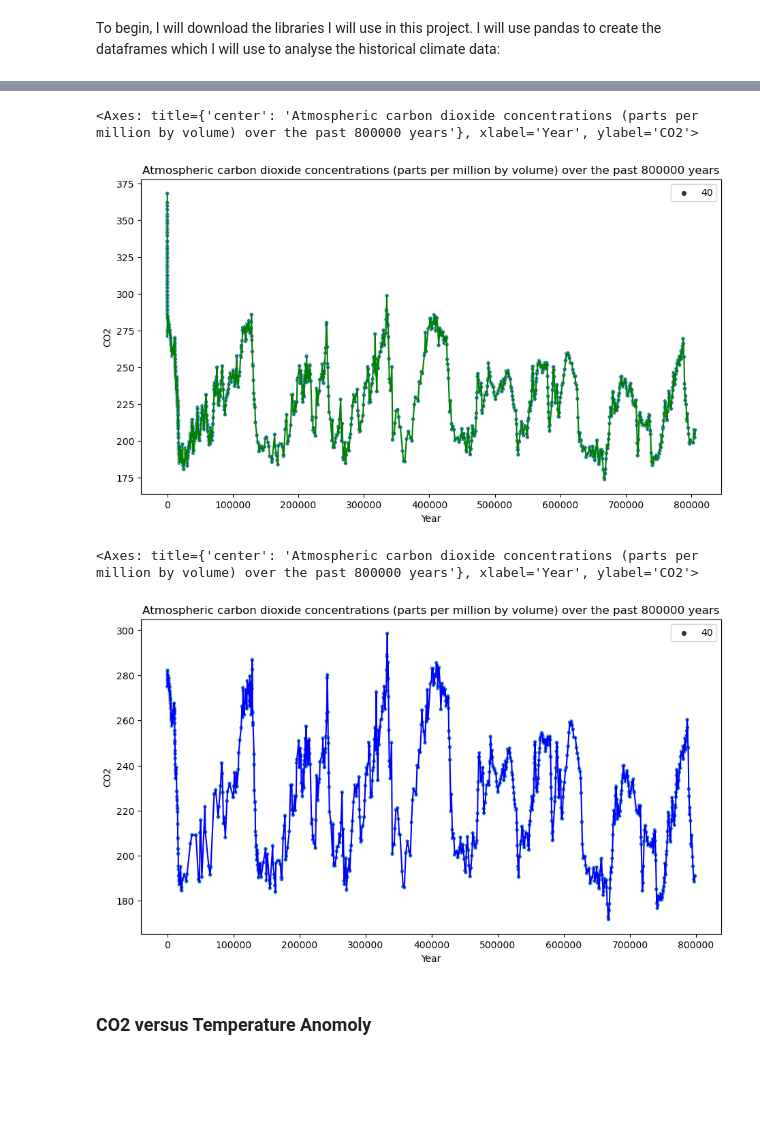
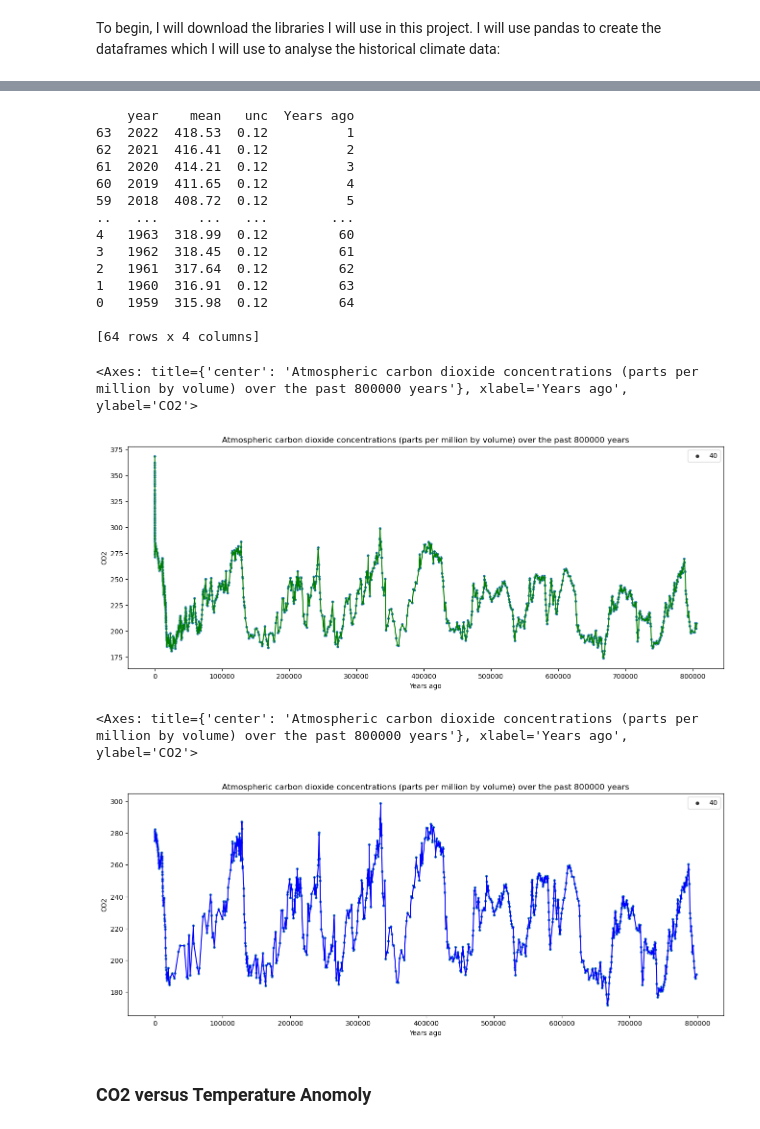
Before and after one commit to jmce22/pfda_project2, a Jupyter notebook: pfda_project2.ipynb, the cells around one changed output, grey strips where cells are left out. Cells and saved outputs as stored; diff of their text form; code cells hidden in the pictures; blank space fills up the shorter version.

Commit message:
loaded up datasets for CO2 and temperature and cleansed them

```diff
--- a/pfda_project2.ipynb
+++ b/pfda_project2.ipynb
@@ -73,0 +36,11 @@ print(df_temp_jouzel_csv)
+# %%
+df_co2_ipcc = pd.read_csv("CO2_ipcc_csv.csv")
+
+# rename column names of existing dataframe (setting 'inplace' parameter equal to 'True')
+df_co2_ipcc.rename(columns={'Gasage (yr BP) ': 'Year before 1950', 'CO2 (ppmv)': 'CO2', 'sigma mean CO2 (ppmv)': 'sigma mean CO2'}, inplace=True)
+
+# here I am adding a new column called 'Years ago' to convert the make the time measurements easier to work with across different datasets.
+# I am adding 73 years to every value in the 'years before 1950' column to effectively convert the column to 'years before 2023'
+df_co2_ipcc['Years ago'] = df_co2_ipcc['Year before 1950'] + 73
+
+print(df_co2_ipcc)
@@ -74,23 +114,48 @@ print(df_temp_jouzel_csv)
+# %%
+df_mauna_loa_csv = pd.read_csv("mauna_loa_csv.csv")
+
+# reversed order of all the rows so that the data for the most recent year is at the top
+df_mauna_loa_csv = df_mauna_loa_csv[::-1]
+
+# create a new column called 'Years ago', to standardise the measurement of time across the datasets
+df_mauna_loa_csv['Years ago'] = 2023 - df_mauna_loa_csv['year']
+
+print(df_mauna_loa_csv)
+# %% [output]
+    year    mean   unc  Years ago
+63  2022  418.53  0.12          1
+62  2021  416.41  0.12          2
+61  2020  414.21  0.12          3
+60  2019  411.65  0.12          4
+59  2018  408.72  0.12          5
+..   ...     ...   ...        ...
+4   1963  318.99  0.12         60
+3   1962  318.45  0.12         61
+2   1961  317.64  0.12         62
+1   1960  316.91  0.12         63
+0   1959  315.98  0.12         64
+
+[64 rows x 4 columns]
 # %%
-plt.figure(figsize= (11,6))
+plt.figure(figsize= (16,6))
 plt.title('Atmospheric carbon dioxide concentrations (parts per million by volume) over the past 800000 years')
 
-sns.scatterplot(x='Year', y='CO2', data=df_co2_ipcc, size = 40)      # use 'size' parameter to decrease size of markers
+sns.scatterplot(x='Years ago', y='CO2', data=df_co2_ipcc, size = 40)      # use 'size' parameter to decrease size of markers
 
-sns.lineplot(x = 'Year', y = 'CO2', data = df_co2_ipcc, color = 'green')
+sns.lineplot(x = 'Years ago', y = 'CO2', data = df_co2_ipcc, color = 'green')
 # %% [output]
-<Axes: title={'center': 'Atmospheric carbon dioxide concentrations (parts per million by volume) over the past 800000 years'}, xlabel='Year', ylabel='CO2'>
+<Axes: title={'center': 'Atmospheric carbon dioxide concentrations (parts per million by volume) over the past 800000 years'}, xlabel='Years ago', ylabel='CO2'>
-[figure, old version]
+[figure, new version]
 # %%
-plt.figure(figsize= (11,6))
+plt.figure(figsize= (16,6))
 plt.title('Atmospheric carbon dioxide concentrations (parts per million by volume) over the past 800000 years')
 
-sns.scatterplot(x='Year', y='CO2', data=df_co2_nature, size = 40)      # use 'size' parameter to decrease size of markers
+sns.scatterplot(x='Years ago', y='CO2', data=df_co2_nature, size = 40)      # use 'size' parameter to decrease size of markers
 
-sns.lineplot(x = 'Year', y = 'CO2', data = df_co2_nature, color = 'blue')
+sns.lineplot(x = 'Years ago', y = 'CO2', data = df_co2_nature, color = 'blue')
 # %% [output]
-<Axes: title={'center': 'Atmospheric carbon dioxide concentrations (parts per million by volume) over the past 800000 years'}, xlabel='Year', ylabel='CO2'>
+<Axes: title={'center': 'Atmospheric carbon dioxide concentrations (parts per million by volume) over the past 800000 years'}, xlabel='Years ago', ylabel='CO2'>
-[figure, old version]
+[figure, new version]
 # %% [markdown]
 ### CO2 versus Temperature Anomoly ###
 # %% [markdown]
```
Also changed, not shown: parts of 9 cells of this notebook.
